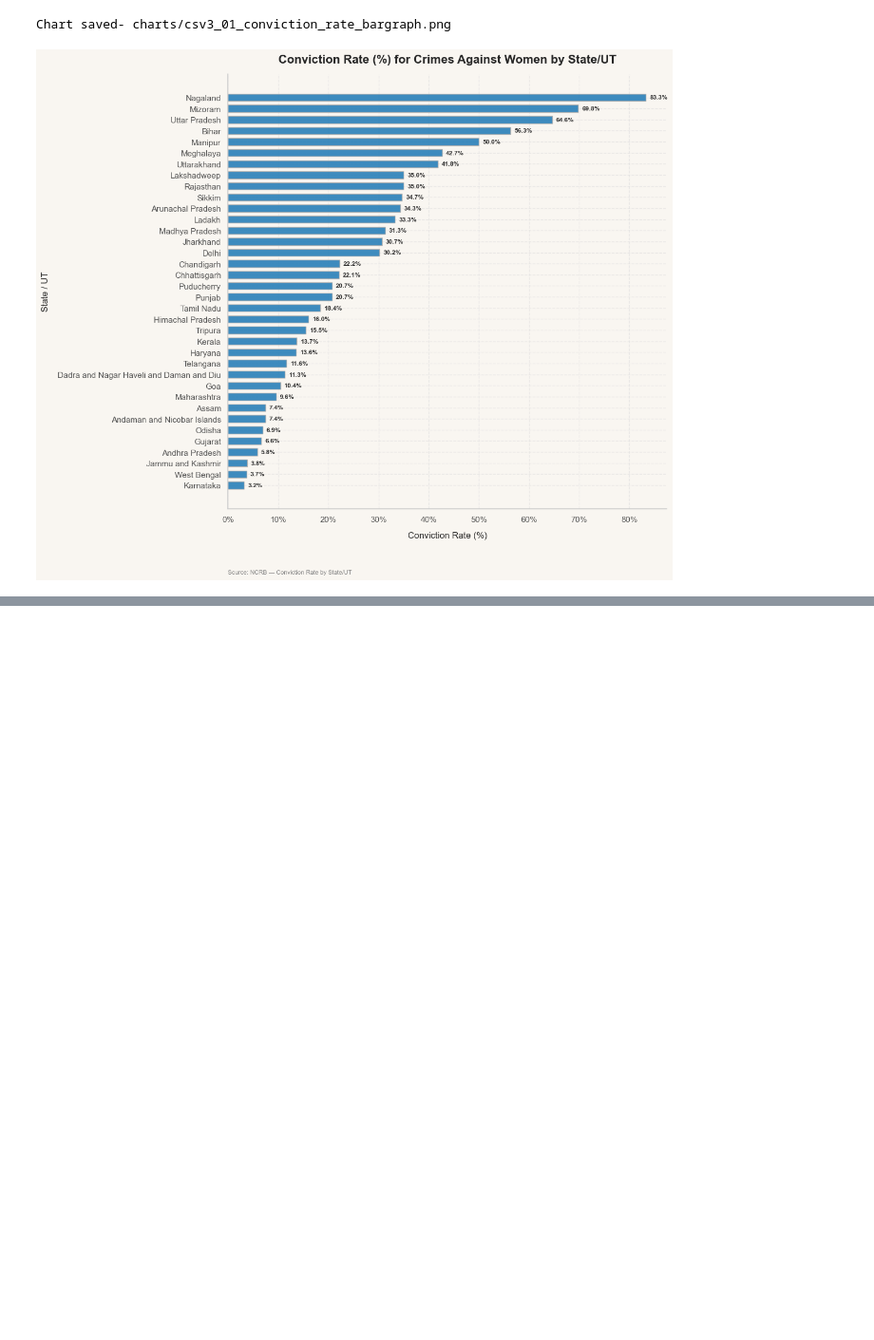
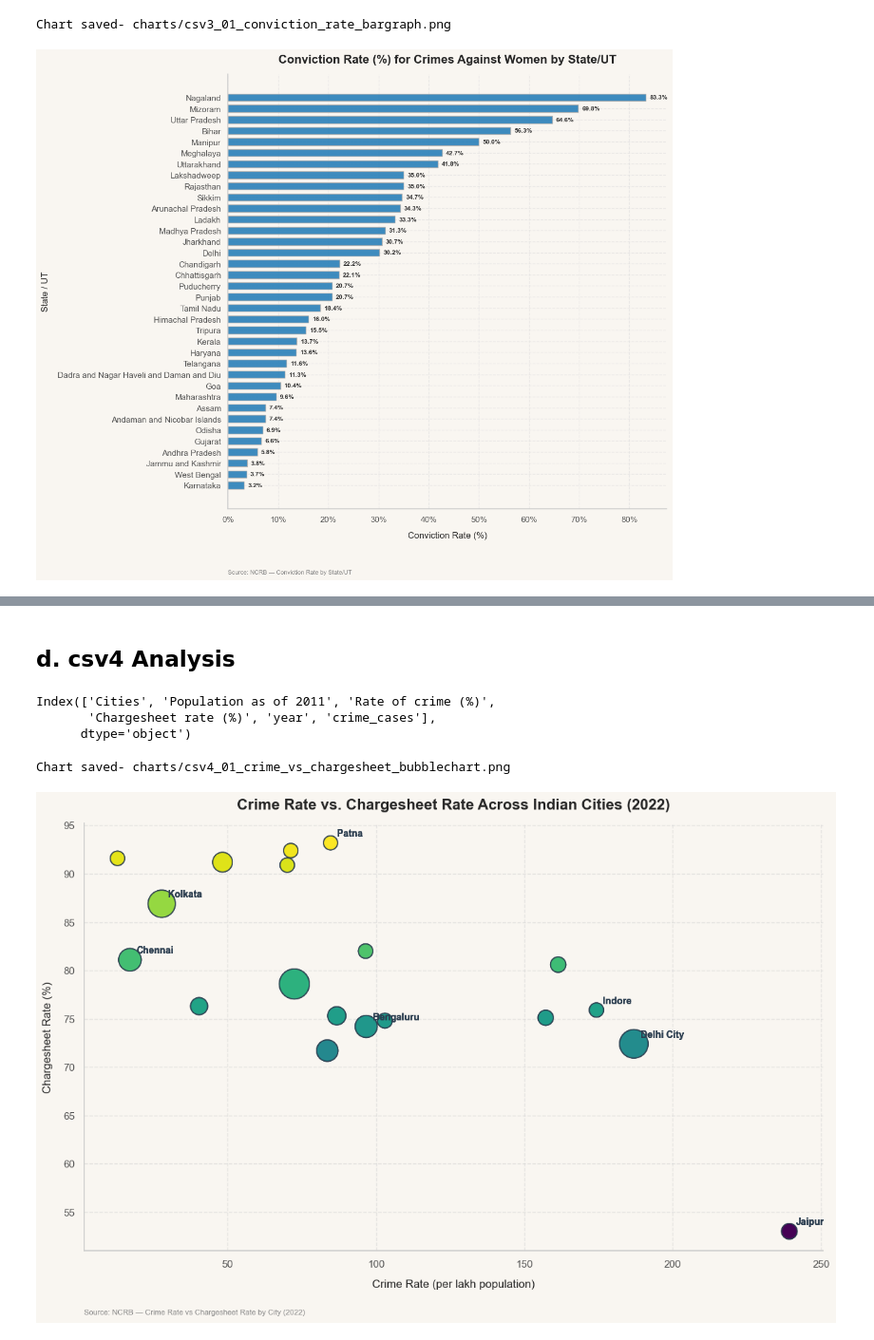
Before and after one commit to bhavya25-ds/The-Committee-Will-Look-Into-It, a Jupyter notebook: 02_Gender_Injustice/03_Analysis.ipynb, the cells around one changed output, grey strips where cells are left out. Shown at 95% size. Saved outputs shown, nothing was run; the diff lists cells and outputs as text; code cells hidden in the pictures; blank space fills up the shorter version.

```diff
--- a/02_Gender_Injustice/03_Analysis.ipynb
+++ b/02_Gender_Injustice/03_Analysis.ipynb
@@ -792,0 +1005,76 @@ Chart saved- charts/csv3_01_conviction_rate_bargraph.png
+# %% [markdown]
+## d. csv4 Analysis
+# %%
+csv4.columns
+# %% [output]
+Index(['Cities', 'Population as of 2011', 'Rate of crime (%)',
+       'Chargesheet rate (%)', 'year', 'crime_cases'],
+      dtype='object')
+# %%
+u.set_style()
+fig, ax = plt.subplots(figsize=(12, 8))
+fig.patch.set_facecolor(u.BG_COLOR)
+ax.set_facecolor(u.BG_COLOR)
+
+latest_year = csv4["year"].max()
+x = csv4["Rate of crime (%)"]
+y = csv4["Chargesheet rate (%)"]
+pop = csv4["Population as of 2011"]
+
+sizes = (pop / pop.max()) * 900 + 120
+
+scatter = ax.scatter(
+    x,
+    y,
+    s=sizes,
+    c=y,
+    cmap="viridis",
+    alpha=0.8,
+    edgecolor="#2c3e50",
+    linewidth=1.2,
+)
+
+for i, row in csv4.iterrows():
+  city = row["Cities"]
+  xi, yi = row["Rate of crime (%)"], row["Chargesheet rate (%)"]
+  if city in [
+      "Jaipur",
+      "Indore",
+      "Delhi City",
+      "Patna",
+      "Chennai",
+      "Kolkata",
+      "Bengaluru",
+  ]:
+    ax.annotate(
+        city,
+        xy=(xi, yi),
+        xytext=(7, 7),
+        textcoords="offset points",
+        fontsize=10,
+        fontweight="bold",
+        color="#2c3e50",
+    )
+
+ax.set_title(
+    f"Crime Rate vs. Chargesheet Rate Across Indian Cities ({latest_year})",
+    fontsize=16,
+    fontweight="bold",
+    pad=15,
+)
+ax.set_xlabel("Crime Rate (per lakh population)", fontsize=12)
+ax.set_ylabel("Chargesheet Rate (%)", fontsize=12)
+
+ax.grid(True, linestyle="--", alpha=0.5, color="#d0d0d0")
+
+u.add_source(
+    ax,
+    f"NCRB — Crime Rate vs Chargesheet Rate by City ({latest_year})",
+)
+
+plt.tight_layout()
+u.save_fig(fig, "charts", "csv4_01_crime_vs_chargesheet_bubblechart.png")
+plt.show()
+# %% [output]
+Chart saved- charts/csv4_01_crime_vs_chargesheet_bubblechart.png
+[figure, added]
```
Also changed, not shown: parts of 11 cells of this notebook, 10 other files.
